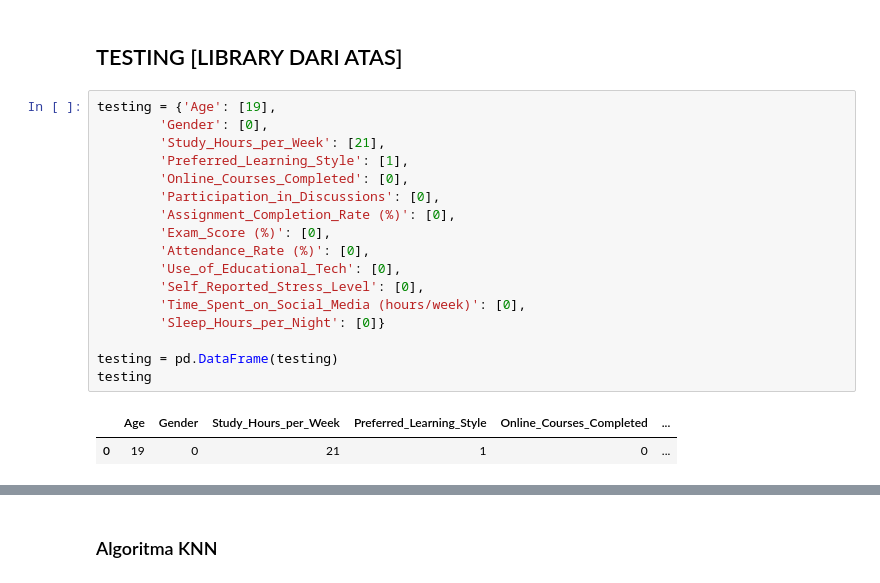
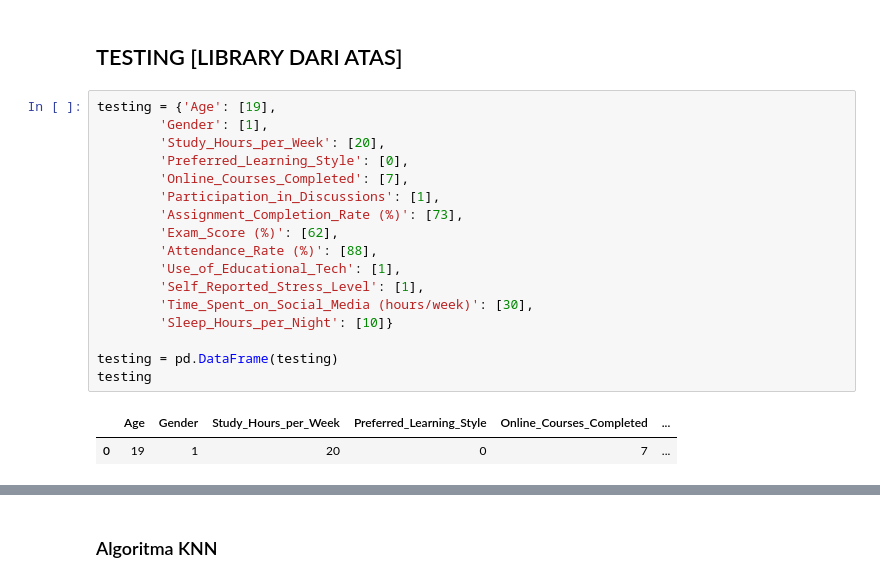
Before and after one commit to rahmahaisyah/student-grade-predictions, a Jupyter notebook: prediction_KNN.ipynb, the cells around one changed output, grey strips where cells are left out. Saved outputs shown, nothing was run; the diff lists cells and outputs as text.

```diff
--- a/prediction_KNN.ipynb
+++ b/prediction_KNN.ipynb
@@ -352,21 +530,21 @@ Akurasi KNN : 88.59%
 ## TESTING [LIBRARY DARI ATAS]
 # %%
 testing = {'Age': [19],
-        'Gender': [0],
-        'Study_Hours_per_Week': [21],
-        'Preferred_Learning_Style': [1],
-        'Online_Courses_Completed': [0],
-        'Participation_in_Discussions': [0],
-        'Assignment_Completion_Rate (%)': [0],
-        'Exam_Score (%)': [0],
-        'Attendance_Rate (%)': [0],
-        'Use_of_Educational_Tech': [0],
-        'Self_Reported_Stress_Level': [0],
-        'Time_Spent_on_Social_Media (hours/week)': [0],
-        'Sleep_Hours_per_Night': [0]}
+        'Gender': [1],
+        'Study_Hours_per_Week': [20],
+        'Preferred_Learning_Style': [0],
+        'Online_Courses_Completed': [7],
+        'Participation_in_Discussions': [1],
+        'Assignment_Completion_Rate (%)': [73],
+        'Exam_Score (%)': [62],
+        'Attendance_Rate (%)': [88],
+        'Use_of_Educational_Tech': [1],
+        'Self_Reported_Stress_Level': [1],
+        'Time_Spent_on_Social_Media (hours/week)': [30],
+        'Sleep_Hours_per_Night': [10]}
 
 testing = pd.DataFrame(testing)
 testing
 # %% [output]
 |  | Age | Gender | Study_Hours_per_Week | Preferred_Learning_Style | Online_Courses_Completed | ... |
-| 0 | 19 | 0 | 21 | 1 | 0 | ... |
+| 0 | 19 | 1 | 20 | 0 | 7 | ... |
```
Also changed, not shown: parts of 15 cells of this notebook.
